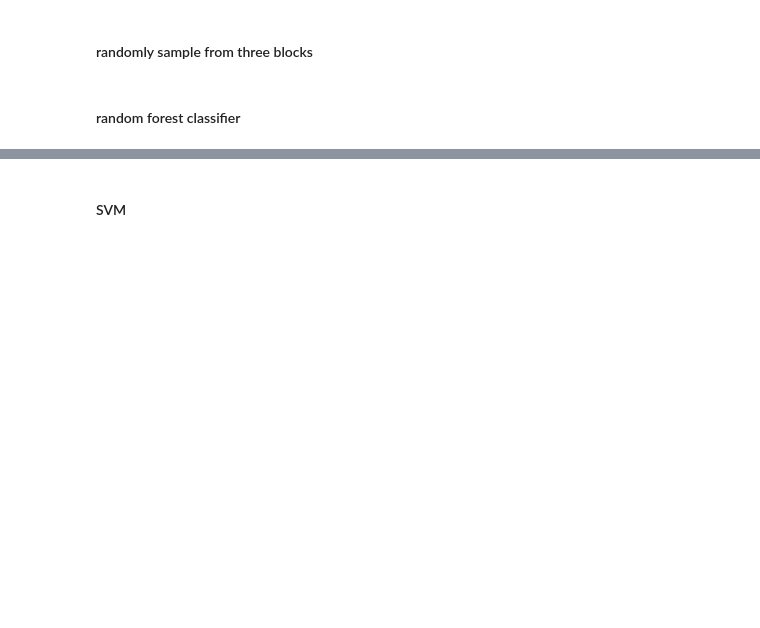
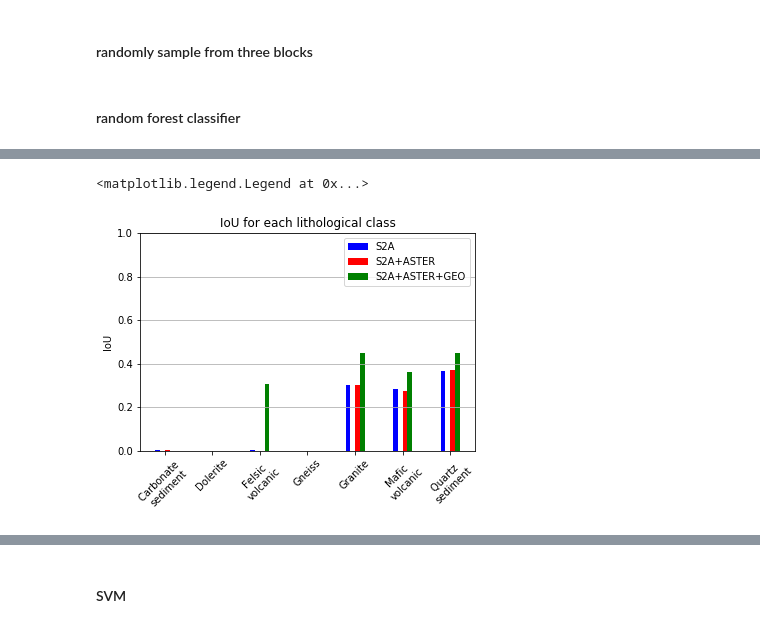
Before and after one commit to chenyz0601/DL-RockClassification, a Jupyter notebook: MLs.ipynb, the cells around one changed output, grey strips where cells are left out. Saved outputs shown, nothing was run; the diff lists cells and outputs as text; code cells hidden in the pictures; blank space fills up the shorter version.

```diff
--- a/MLs.ipynb
+++ b/MLs.ipynb
@@ -59,0 +69,23 @@ ValueError: shape mismatch: objects cannot be broadcast to a single shape
+# %%
+def get_iou(precision, recall, support):
+    intersection = support * recall
+    preds_sup = intersection / precision
+    preds_sup[precision == 0.0] = 0.0
+    return intersection / (support + preds_sup - intersection)
+iou1 = get_iou(pr1, re1, s1)
+iou2 = get_iou(pr2, re2, s2)
+iou3 = get_iou(pr3, re3, s3)
+# %%
+ax = plt.subplot(111)
+plt.ylim(0., 1.)
+ax.bar(np.arange(7)-0.15, iou1[2:], width=0.1, color='b', align='center', label='S2A')
+ax.bar(np.arange(7)+0.05, iou2[2:], width=0.1, color='r', align='center', label='S2A+ASTER')
+ax.bar(np.arange(7)+0.15, iou3[2:], width=0.1, color='g', align='center', label='S2A+ASTER+GEO')
+plt.xticks(np.arange(7), [cls_names[i] for i in np.unique(tst_Y)[2:]], rotation=45)
+plt.ylabel('IoU')
+plt.gca().yaxis.grid(True)
+plt.title('IoU for each lithological class')
+plt.legend()
+# %% [output]
+<matplotlib.legend.Legend at 0x...>
+[figure, added]
```
Also changed, not shown: parts of 18 cells of this notebook, 2 other files.
